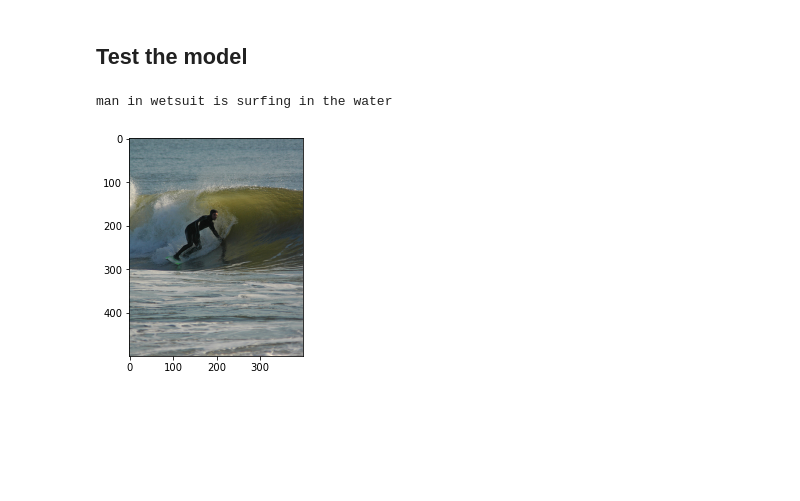
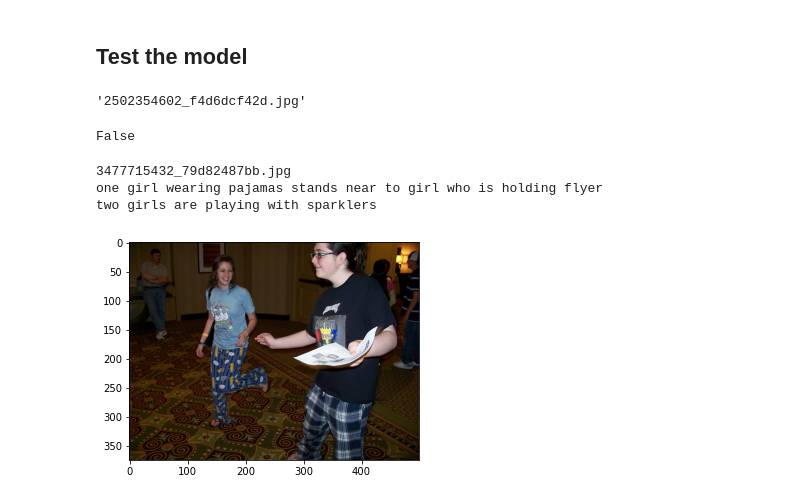
Before and after one commit to Kataraduo/aml-final, a Jupyter notebook: notebooks/01-Baseline.ipynb, the cells around one changed output. Drawn from its saved outputs; the diff is of its cells as text; code cells hidden in the pictures; blank space fills up the shorter version.

```diff
--- a/notebooks/01-Baseline.ipynb
+++ b/notebooks/01-Baseline.ipynb
@@ -394,13 +425,24 @@ def infer(img_idx, xception_model, model, tokenizer, img_feature, max_length):
+# %%
+test_generator = CaptionGenerator(model, xception_model, tokenizer, dataset_keys['test'], 32, all_img_features)
+# %%
+dataset_keys['test'][3]
+# %% [output]
+'2502354602_f4d6dcf42d.jpg'
+# %%
+'369047365_35476becc9.jpg' in dataset_keys['test']
+# %% [output]
+False
 # %%
-# Load the model and tokenizer
-max_length = 32
-tokenizer = load(
-    open(os.path.join(DATASET_INTERIM, "tokenizer.pkl"), "rb")
-)
-model = load_model(os.path.join(CHECKPOINTS, 'baseline_9.h5'))
-xception_model = Xception(include_top=False, pooling="avg")
+img_idx = 770
+
+img_filename = dataset_keys['test'][img_idx]
+
+print(img_filename)
+gt = all_captions[img_filename][0][7:-5]
+print(gt)
+test_generator.generate_caption_and_show(img_idx)
+# %% [output]
+3477715432_79d82487bb.jpg
+one girl wearing pajamas stands near to girl who is holding flyer
+two girls are playing with sparklers
+[figure, added]
-# %%
-infer(433, xception_model, model, tokenizer, img_feature, max_length)
-# %% [output]
-man in wetsuit is surfing in the water
-[figure, removed]
```
Also changed, not shown: parts of 20 cells of this notebook, 6 other files.
